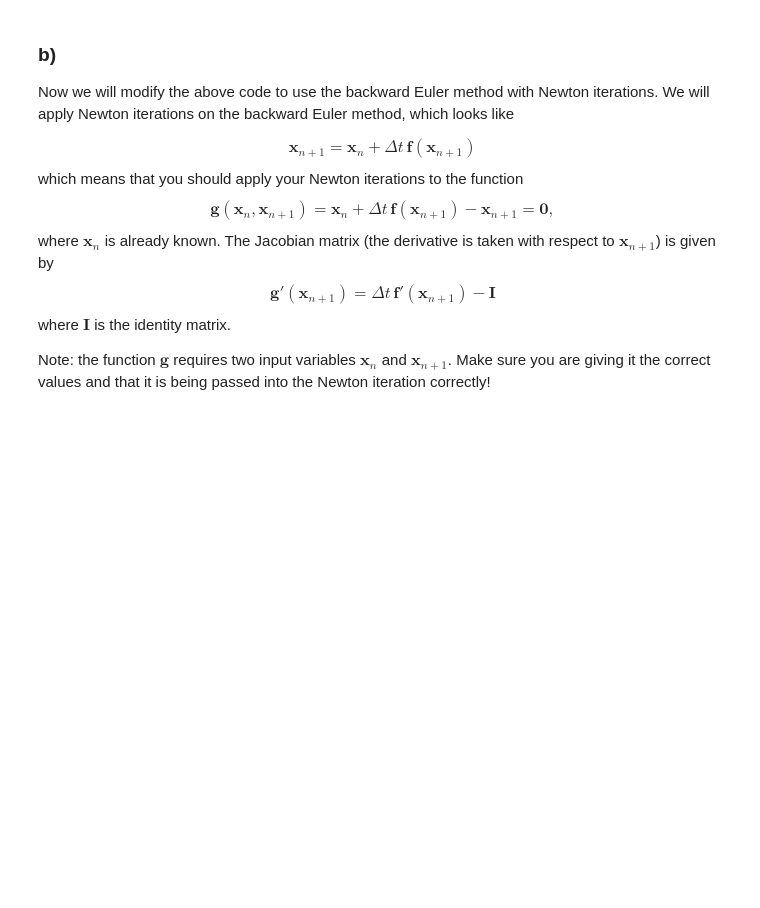
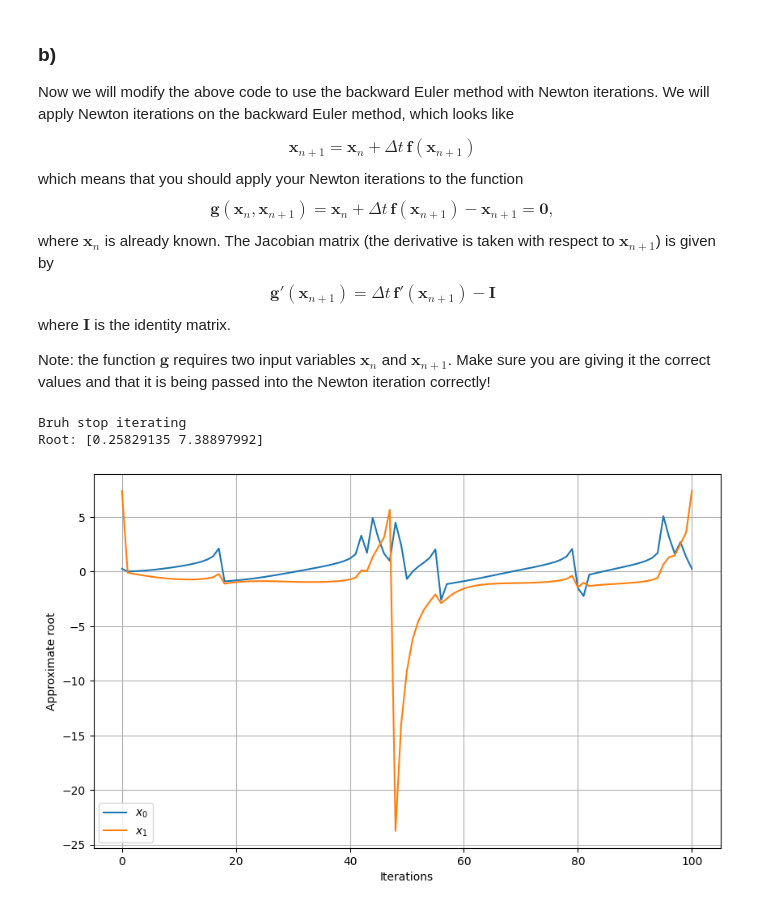
Before and after one commit to mag-lange/TDT4127_oblig_mag, a Jupyter notebook: Assignement_5/Newton's method and systems of ODEs.ipynb, the cells around one changed output. Drawn from its saved outputs; the diff is of its cells as text; code cells hidden in the pictures; blank space fills up the shorter version.

```diff
--- a/Assignement_5/Newton's method and systems of ODEs.ipynb
+++ b/Assignement_5/Newton's method and systems of ODEs.ipynb
@@ -97,3 +133,51 @@ $$\mathbf{g}'(\mathbf{x}_{n+1}) = \Delta t \, \mathbf{f}'(\mathbf{x}_{n+1}) - \m
 where $\mathbf{I}$ is the identity matrix.
 
 Note: the function $\mathbf{g}$ requires two input variables $\mathbf{x}_n$ and $\mathbf{x}_{n+1}$. Make sure you are giving it the correct values and that it is being passed into the Newton iteration correctly!
+# %%
+import numpy as np
+import matplotlib.pyplot as plt
+
+def backward_euler_newton(x0, f, f_prime, dt, tol=1e-6, max_iter=100):
+    x = np.array(x0, dtype=float)
+    plot_log = [x]  # Store initial guess
+    identity = np.eye(len(x)) #.eye() is a function I read about at geeksforgeeks, and it fits here
+    for _ in range(max_iter):
+        g = lambda xn1: x + dt * f(xn1) - xn1
+        g_prime = lambda xn1: dt * f_prime(xn1) - identity
+        dx = np.linalg.solve(g_prime(x), -g(x))
+        x += dx
+        plot_log.append(x.copy())  # Store iterate for plotting (I learned matplotlib in another course, and would like to implement it a bit more)
+        if np.linalg.norm(dx) < tol:
+            return x, plot_log
+    print("Bruh stop iterating")
+    return x, plot_log
+
+#Testing with an example (not the same as in a))
+def f(x):
+    return np.array([x[0]**3 - x[1], x[0]**2 + x[1]**2 - 1])
+def f_prime(x):
+    return np.array([[3*x[0]**2, -1],
+                     [2*x[0], 2*x[1]]])
+
+
+x0 = [0, 0]
+dt = 0.1
+root, plot_log = backward_euler_newton(x0, f, f_prime, dt) #Here I am passing the x and x_prime, otherwise only constants
+print("Root:", root)
+
+# Plot convergence
+plot_log = np.array(plot_log)
+plt.figure(figsize=(10, 6))
+plt.plot(plot_log[:, 0], label='$x_0$')
+plt.plot(plot_log[:, 1], label='$x_1$')
+plt.xlabel('Iterations')
+plt.ylabel('Approximate root')
+plt.legend()
+plt.grid(True)
+plt.show()
+
+#To be honest, I am very unsure what I am plotting here, but I think my root answers are correct.
+# %% [output]
+Bruh stop iterating
+Root: [0.25829135 7.38897992]
+[figure, added]
```
Also changed, not shown: parts of 2 cells of this notebook, 1 other file.
